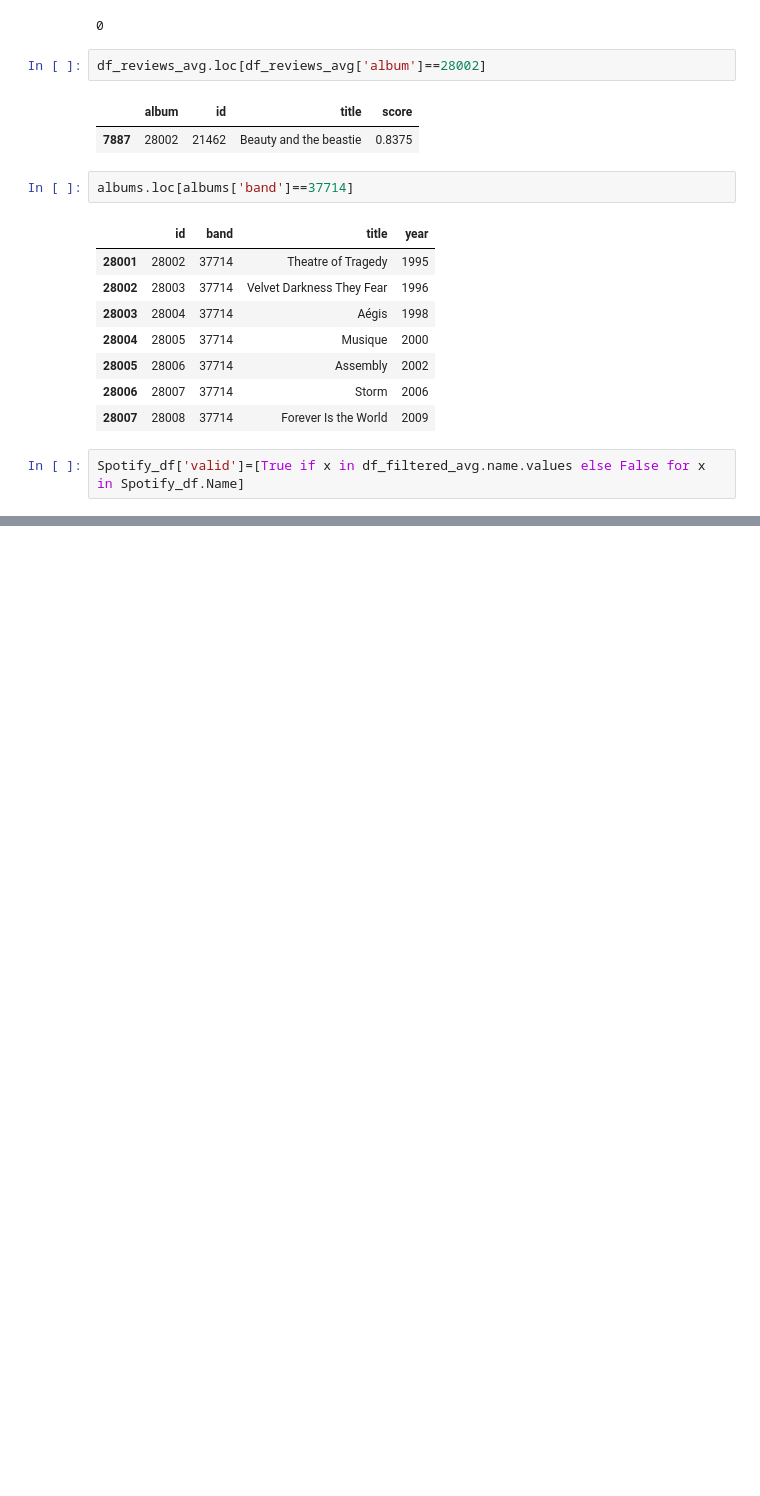
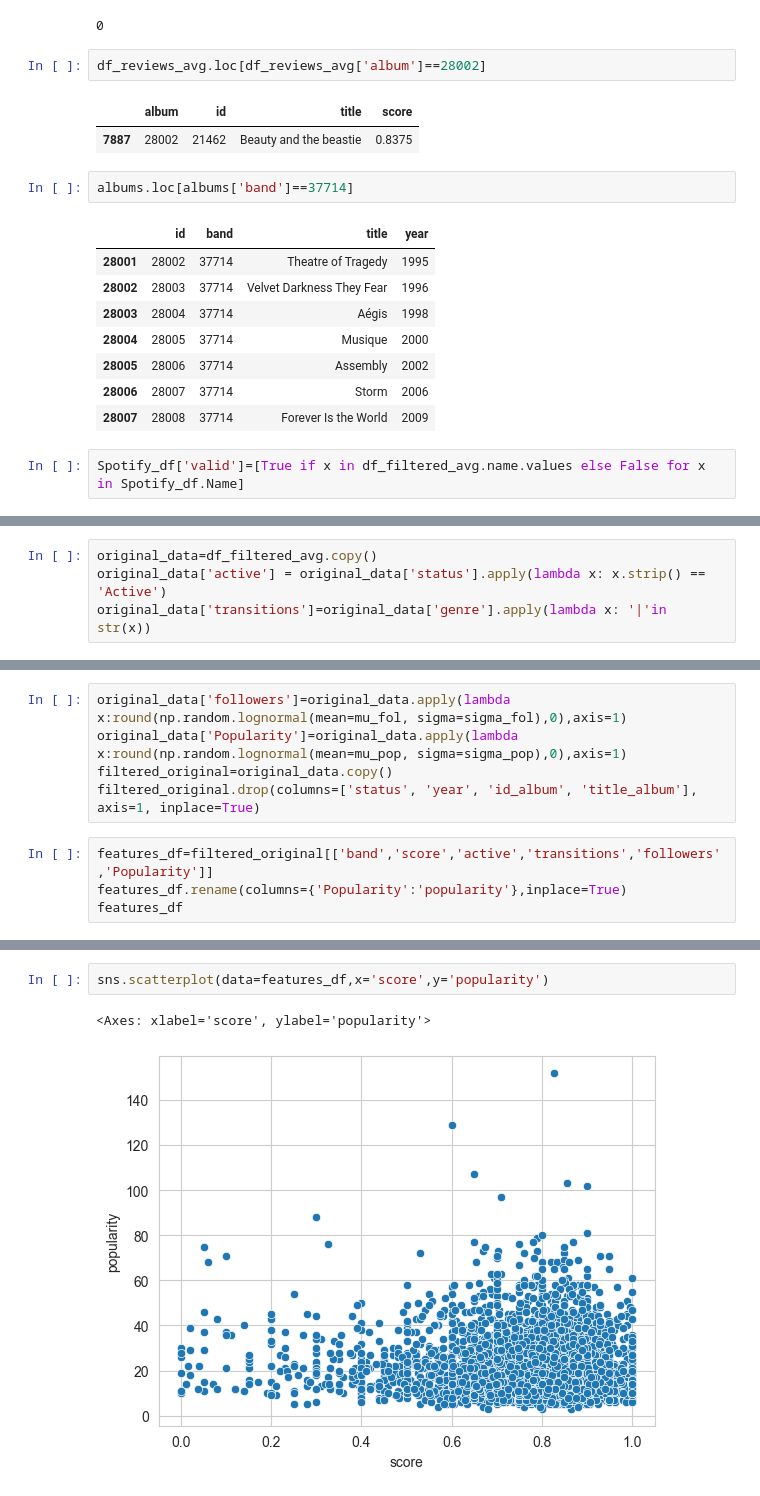
Before and after one commit to chainReactionCol/newRep, a Jupyter notebook: merged.ipynb, the cells around one changed output, grey strips where cells are left out. Drawn from its saved outputs; the diff is of its cells as text; blank space fills up the shorter version.

```diff
--- a/merged.ipynb
+++ b/merged.ipynb
@@ -466 +466,5 @@ remaining_Rows
 540 rows × 7 columns
+# %%
+original_data=df_filtered_avg.copy()
+original_data['active'] = original_data['status'].apply(lambda x: x.strip() == 'Active')
+original_data['transitions']=original_data['genre'].apply(lambda x: '|'in str(x))
@@ -466,0 +569,9 @@ remaining_Rows
+# %%
+original_data['followers']=original_data.apply(lambda x:round(np.random.lognormal(mean=mu_fol, sigma=sigma_fol),0),axis=1)
+original_data['Popularity']=original_data.apply(lambda x:round(np.random.lognormal(mean=mu_pop, sigma=sigma_pop),0),axis=1)
+filtered_original=original_data.copy()
+filtered_original.drop(columns=['status', 'year', 'id_album', 'title_album'], axis=1, inplace=True)
+# %%
+features_df=filtered_original[['band','score','active','transitions','followers','Popularity']]
+features_df.rename(columns={'Popularity':'popularity'},inplace=True)
+features_df
@@ -466,0 +592,5 @@ remaining_Rows
+# %%
+sns.scatterplot(data=features_df,x='score',y='popularity')
+# %% [output]
+<Axes: xlabel='score', ylabel='popularity'>
+[figure, added]
```
Also changed, not shown: parts of 16 cells of this notebook.
